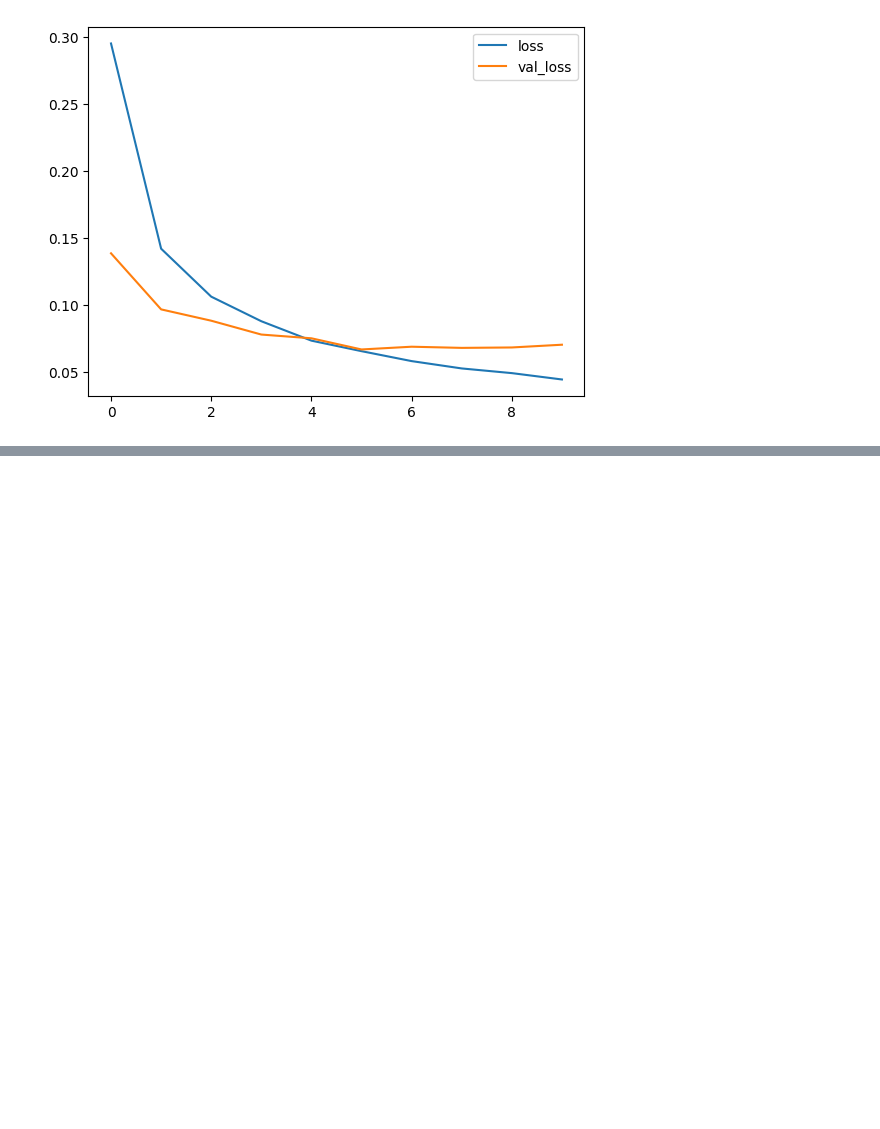
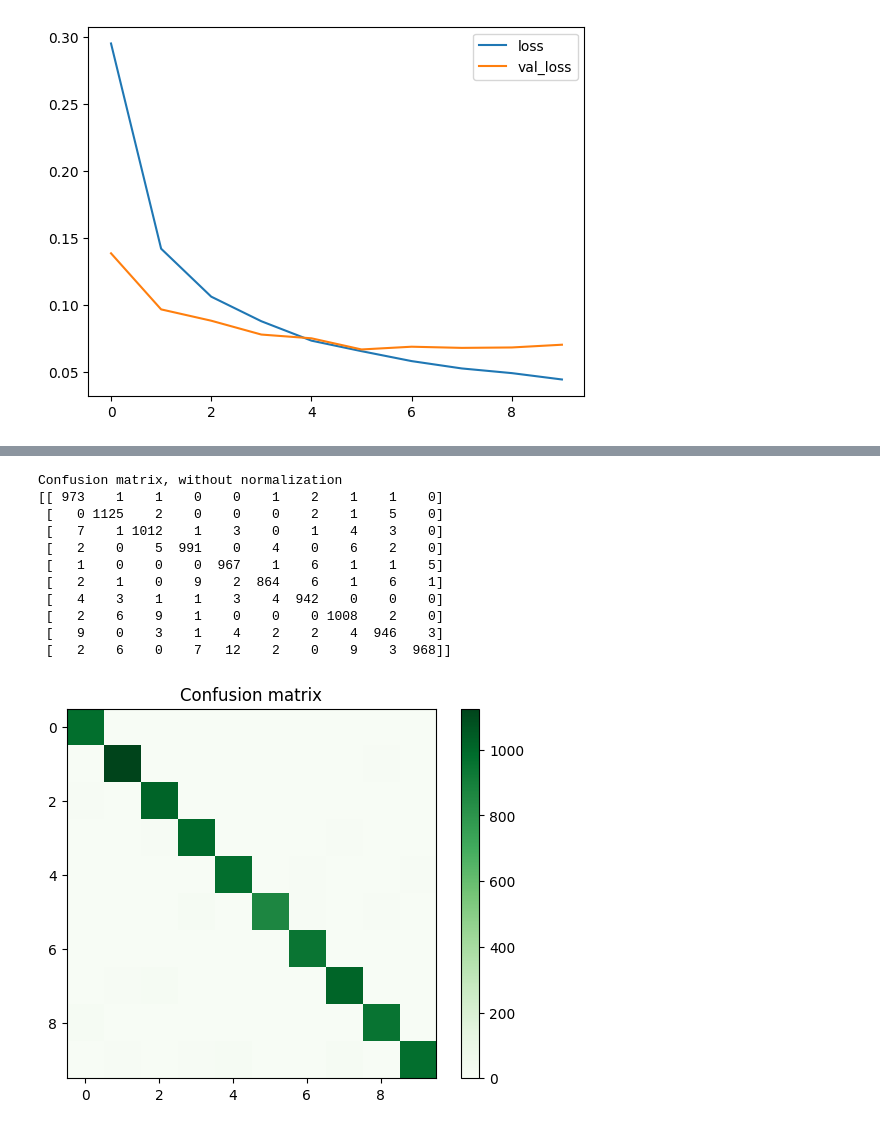
Before and after one commit to AmirHPartovi/MNIST, a Jupyter notebook: MNIST_ANN.ipynb, the cells around one changed output, grey strips where cells are left out. Drawn from its saved outputs; the diff is of its cells as text; code cells hidden in the pictures; blank space fills up the shorter version.

```diff
--- a/MNIST_ANN.ipynb
+++ b/MNIST_ANN.ipynb
@@ -87,0 +108,32 @@ plt.legend()
+# %%
+# Plot Confussing Matrix
+import numpy as np
+from sklearn.metrics import confusion_matrix
+import itertools
+y_pred = model.predict(x_test)
+y_pred = np.argmax(y_pred,axis=1)
+cm = confusion_matrix(y_test,y_pred)
+
+
+def plot_confusion_matrix(cm, classes,
+                          normalize=False,
+                          title='Confusion matrix',
+                          cmap=plt.cm.Greens):
+
+    """
+    Showing Confusing Matrix Plot
+    & Normalization is optional `Normalize =True`
+    """
+
+    if normalize:
+        cm = cm.astype('float') / cm.sum(axis=1)[:, np.newaxis]
+        print("Normalized confusion matrix")
+    else:
+        print('Confusion matrix, without normalization')
+
+    print(cm)
+
+    plt.imshow(cm, interpolation='nearest', cmap=cmap)
+    plt.title(title)
+    plt.colorbar()
+    tick_marks = np.arange(len(classes))
@@ -87,0 +142,16 @@ plt.legend()
+# %%
+class_names = [str(i) for i in range(10)]
+plot_confusion_matrix(cm, classes=class_names)
+# %% [output]
+Confusion matrix, without normalization
+[[ 973    1    1    0    0    1    2    1    1    0]
+ [   0 1125    2    0    0    0    2    1    5    0]
+ [   7    1 1012    1    3    0    1    4    3    0]
+ [   2    0    5  991    0    4    0    6    2    0]
+ [   1    0    0    0  967    1    6    1    1    5]
+ [   2    1    0    9    2  864    6    1    6    1]
+ [   4    3    1    1    3    4  942    0    0    0]
+ [   2    6    9    1    0    0    0 1008    2    0]
+ [   9    0    3    1    4    2    2    4  946    3]
+ [   2    6    0    7   12    2    0    9    3  968]]
+[figure, added]
```
Also changed, not shown: parts of 6 cells of this notebook.
